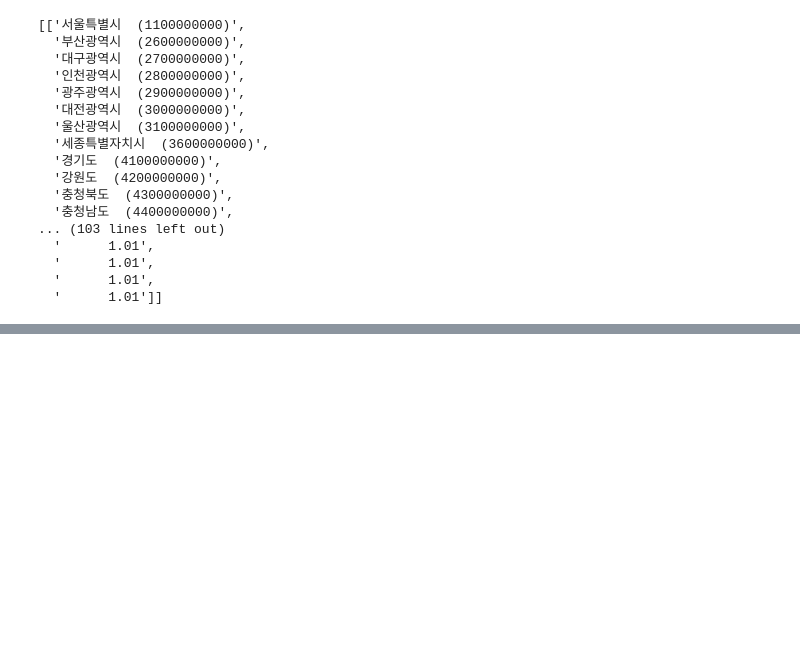
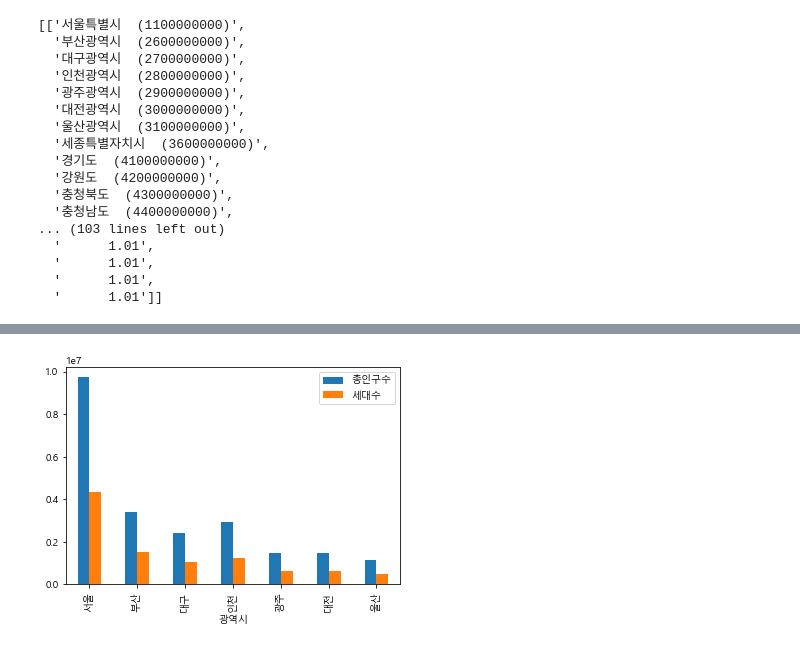
Before and after one commit to skchoco/python-basic, a Jupyter notebook: 2.data().ipynb, the cells around one changed output, grey strips where cells are left out. Cells and saved outputs as stored; diff of their text form; code cells hidden in the pictures; blank space fills up the shorter version.

```diff
--- a/2.data().ipynb
+++ b/2.data().ipynb
@@ -51,0 +76,4 @@ array([['서울특별시  (1100000000)', '부산광역시  (2600000000)',
+# %%
+df3 = pd.read_csv('population_2020.csv', skiprows = [0], thousands=',',
+                  names = ['총인구수', '세대수', '세대당인구', '남자인구수', '여자인구수', '남여비율'])
+df3
@@ -51,0 +111,7 @@ array([['서울특별시  (1100000000)', '부산광역시  (2600000000)',
+# %%
+import matplotlib.pyplot as plt
+%matplotlib inline
+import matplotlib as mpl
+mpl.rcParams['axes.unicode_minus'] = False
+mpl.rc('font', family = 'Malgun Gothic')
+font1 = {'size': 18, 'color': 'green'}
@@ -51,0 +123,6 @@ array([['서울특별시  (1100000000)', '부산광역시  (2600000000)',
+# %%
+df4 = df3.iloc[:7, :2]
+# df4.set_index(['서울', '부산', '대구', '인천', '광주', '대전', '울산'])
+df4.index = ['서울', '부산', '대구', '인천', '광주', '대전', '울산']
+df4.index.names = ['광역시']
+df4
@@ -51,0 +139,5 @@ array([['서울특별시  (1100000000)', '부산광역시  (2600000000)',
+# %%
+df4.plot.bar()
+plt.show()
+# %% [output]
+[figure, added]
```
Also changed, not shown: parts of 9 cells of this notebook, 5 other files.
